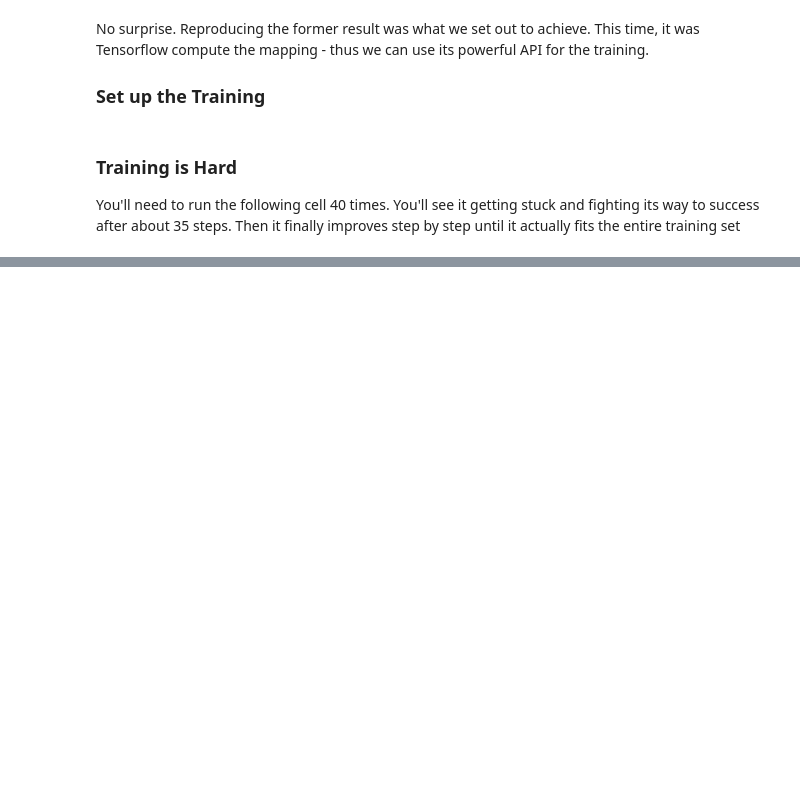
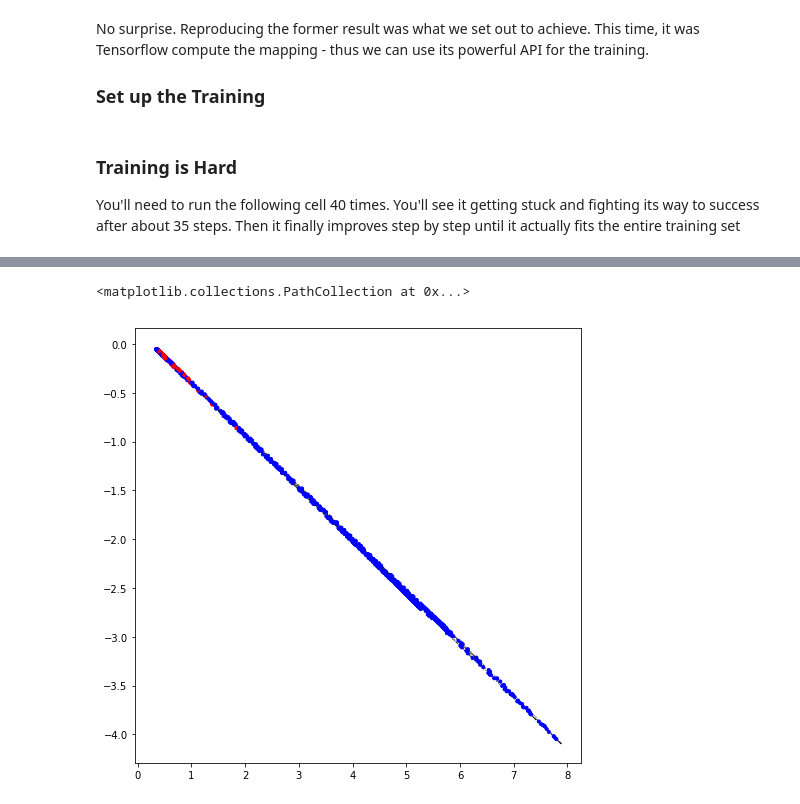
Before and after one commit to smurve/understanding-nn, a Jupyter notebook: Topology.ipynb, the cells around one changed output, grey strips where cells are left out. Cells and saved outputs as stored; diff of their text form; code cells hidden in the pictures; blank space fills up the shorter version.

```diff
--- a/Topology.ipynb
+++ b/Topology.ipynb
@@ -289,0 +282,9 @@ Loss: 0.01130291508588461 - Accuracy: 0.999
+# %%
+for _ in range (25):
+    _all_output = single_batch(n_batch)
+
+_data = _all_output[:N]
+_grid = _all_output[N:]
+plt.scatter(_grid.T[0], _grid.T[1], marker='.', s=.1, c='k')
+plt.scatter(_data.T[0], _data.T[1], marker='.', c=sc, cmap='bwr')
+# %% [output]
@@ -289,0 +308,2 @@ Loss: 0.01130291508588461 - Accuracy: 0.999
+<matplotlib.collections.PathCollection at 0x...>
+[figure, added]
```
Also changed, not shown: parts of 10 cells of this notebook, 16 other files.
